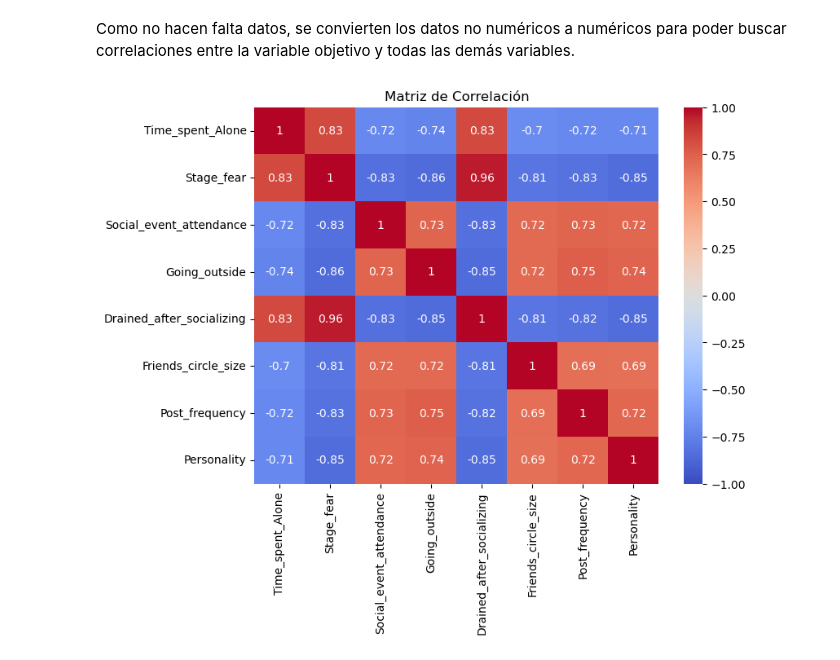
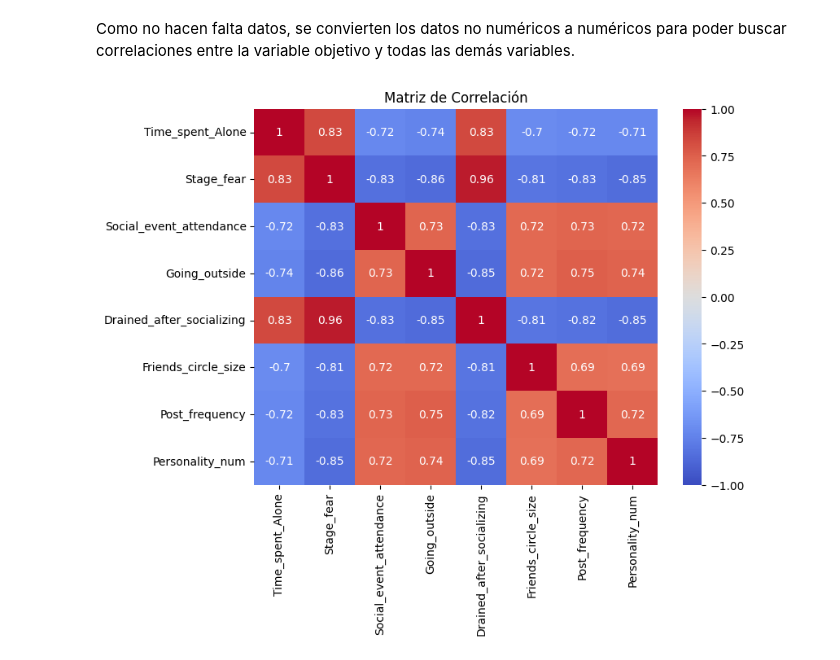
Before and after one commit to jcrojasda/G20_MLDS6, a Jupyter notebook: Codigo/PreparacionDeDatos/DataExploreAndPreProcessing.ipynb, the cells around one changed output. Saved outputs shown, nothing was run; the diff lists cells and outputs as text; code cells hidden in the pictures.

```diff
--- a/Codigo/PreparacionDeDatos/DataExploreAndPreProcessing.ipynb
+++ b/Codigo/PreparacionDeDatos/DataExploreAndPreProcessing.ipynb
@@ -89,21 +89,21 @@ Como no hacen falta datos, se convierten los datos no numéricos a numéricos pa
 # %%
 import seaborn as sns
 import matplotlib.pyplot as plt
 
 # Mapear valores a numéricos
-data['Personality'] = data['Personality'].map({'Extrovert': 1, 'Introvert': 0})
+data['Personality_num'] = data['Personality'].map({'Extrovert': 1, 'Introvert': 0})
 data['Stage_fear'] = data['Stage_fear'].map({'Yes': 1, 'No': 0})
 data['Drained_after_socializing'] = data['Drained_after_socializing'].map({'Yes': 1, 'No': 0})
 
 # Seleccionar columnas relevantes
-df_numeric = data
+df_numeric = data.select_dtypes(include=['number'])
 
 # Calcular matriz de correlación
 correlation_matrix = df_numeric.corr()
 
 plt.figure(figsize=(8, 6))
 sns.heatmap(correlation_matrix, annot=True, cmap='coolwarm', vmin=-1, vmax=1)
 plt.title('Matriz de Correlación')
 plt.show()
 # %% [output]
-[figure, old version]
+[figure, new version]
```
Also changed, not shown: parts of 7 cells of this notebook.
